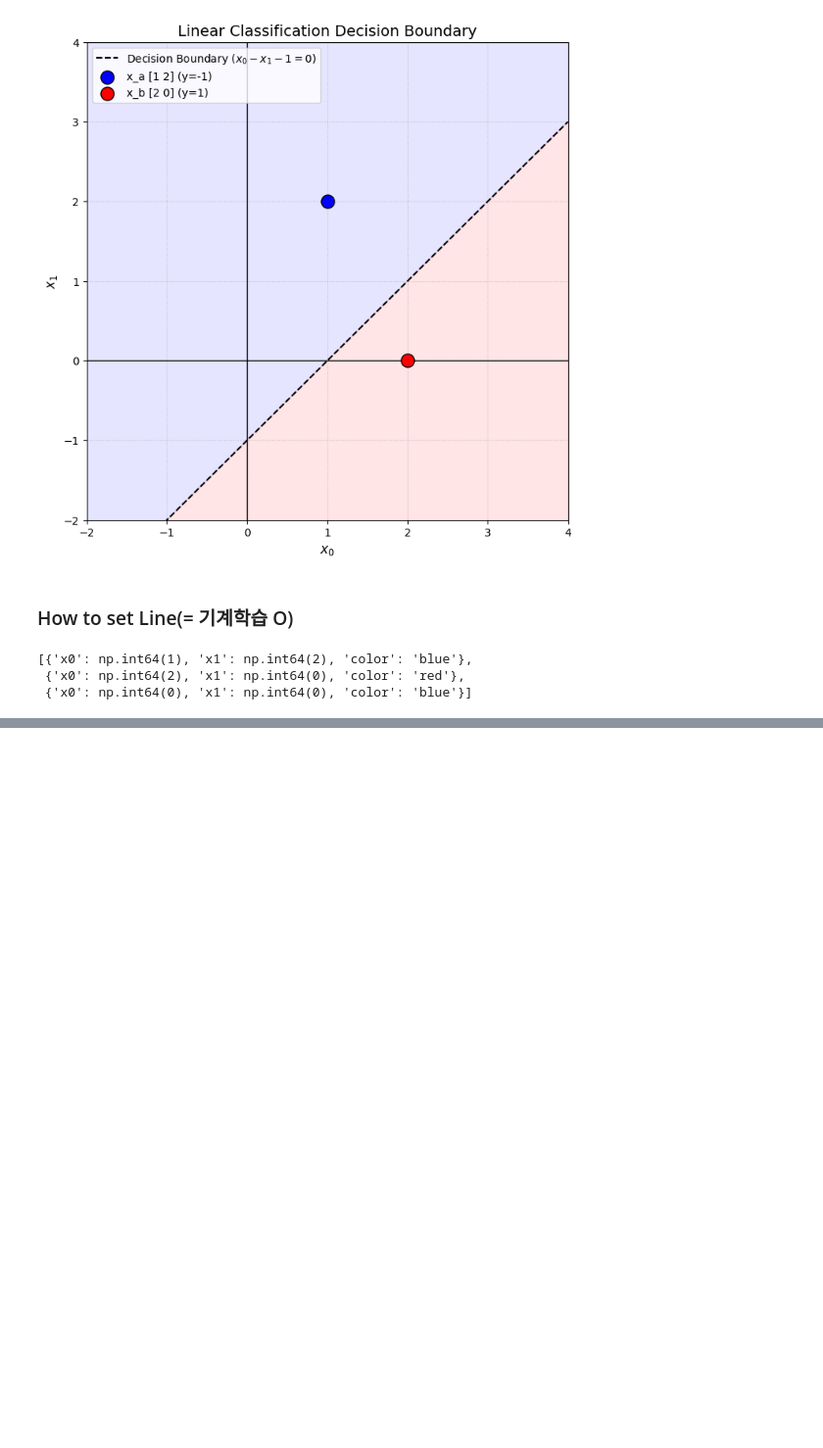
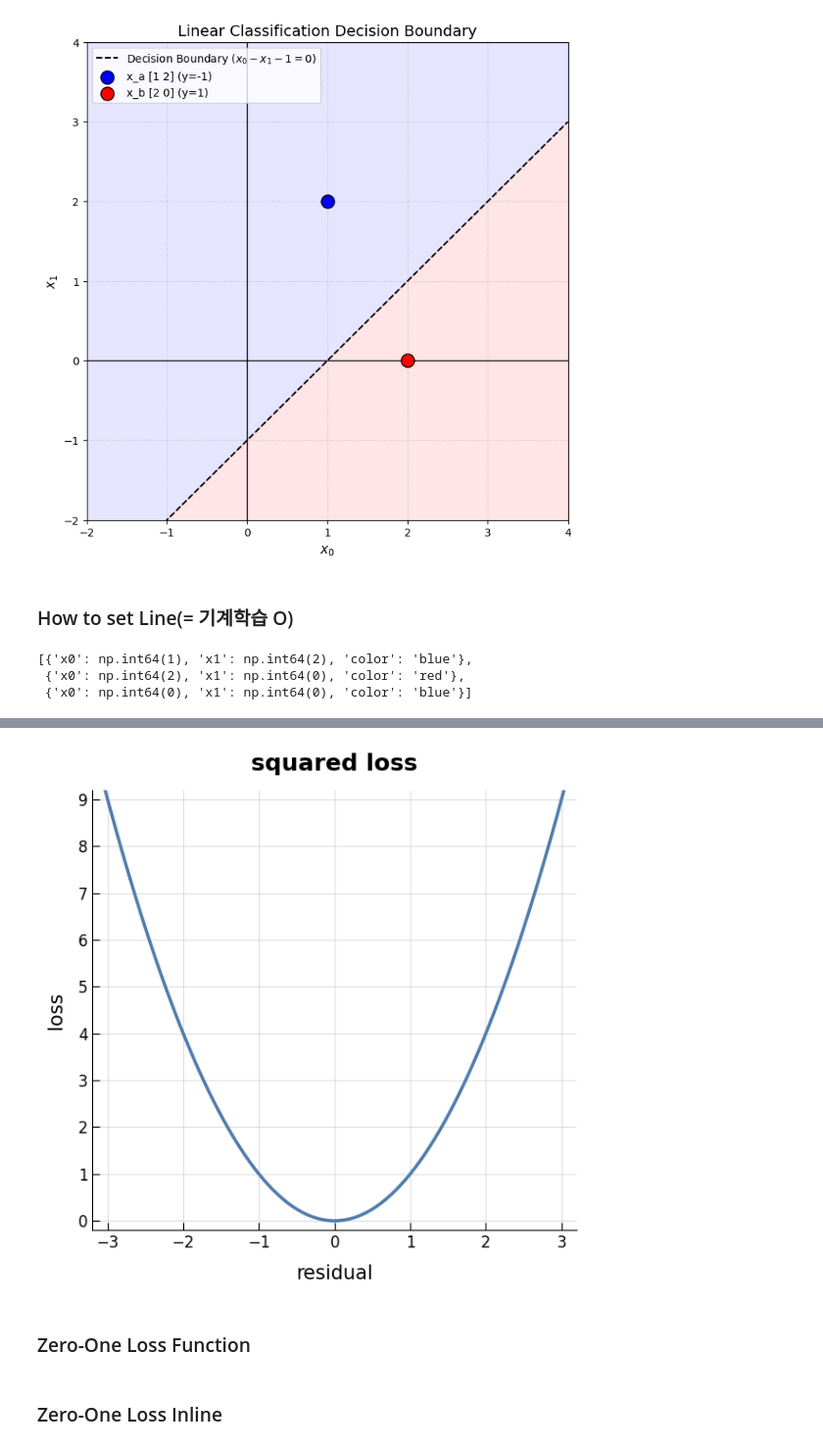
Before and after one commit to iras-mpark/MLA1020, a Jupyter notebook: week3.ipynb, the cells around one changed output, grey strips where cells are left out. Shown at 98% size. Cells and saved outputs as stored; diff of their text form; code cells hidden in the pictures; blank space fills up the shorter version.

```diff
--- a/week3.ipynb
+++ b/week3.ipynb
@@ -128,0 +269,43 @@ plt.show()
+# %%
+import numpy as np
+import matplotlib.pyplot as plt
+
+# 1. 데이터 생성
+residuals = np.linspace(-3.2, 3.2, 100)
+loss = residuals ** 2  # y = x^2 함수
+
+# 2. 그래프 설정 및 그리기
+fig, ax = plt.subplots(figsize=(6, 6))
+
+# Squared loss 곡선을 그립니다.
+ax.plot(residuals, loss, color='#4F7CAC', linewidth=2.5)
+
+# 3. 제목 및 축 레이블 설정
+ax.set_title("squared loss", fontsize=18, fontweight='bold', pad=15)
+ax.set_xlabel("residual", fontsize=15, labelpad=10)
+ax.set_ylabel("loss", fontsize=15, labelpad=10)
+
+# 4. 축 범위 및 눈금(tick) 설정
+ax.set_xlim(-3.2, 3.2)
+ax.set_ylim(-0.2, 9.2)
+
+ax.set_xticks(range(-3, 4))
+ax.set_yticks(range(0, 10))
+
+# 5. 그리드 및 스파인(spines) 설정
+ax.grid(True, linestyle='-', color='lightgray', alpha=0.7)
+
+ax.tick_params(direction='in', length=6, colors='black', labelsize=12)
+
+ax.spines['left'].set_color('black')
+ax.spines['bottom'].set_color('black')
+ax.spines['top'].set_visible(False)
+ax.spines['right'].set_visible(False)
+
+# 6. 그래프 전체 레이아웃 및 출력
+plt.tight_layout() # 레이아웃 최적화
+plt.show() # 그래프 표시
+# %% [output]
+[figure, added]
+# %% [markdown]
+### Zero-One Loss Function
@@ -128,0 +329,2 @@ plt.show()
+# %% [markdown]
+### Zero-One Loss Inline
```
Also changed, not shown: parts of 8 cells of this notebook.
